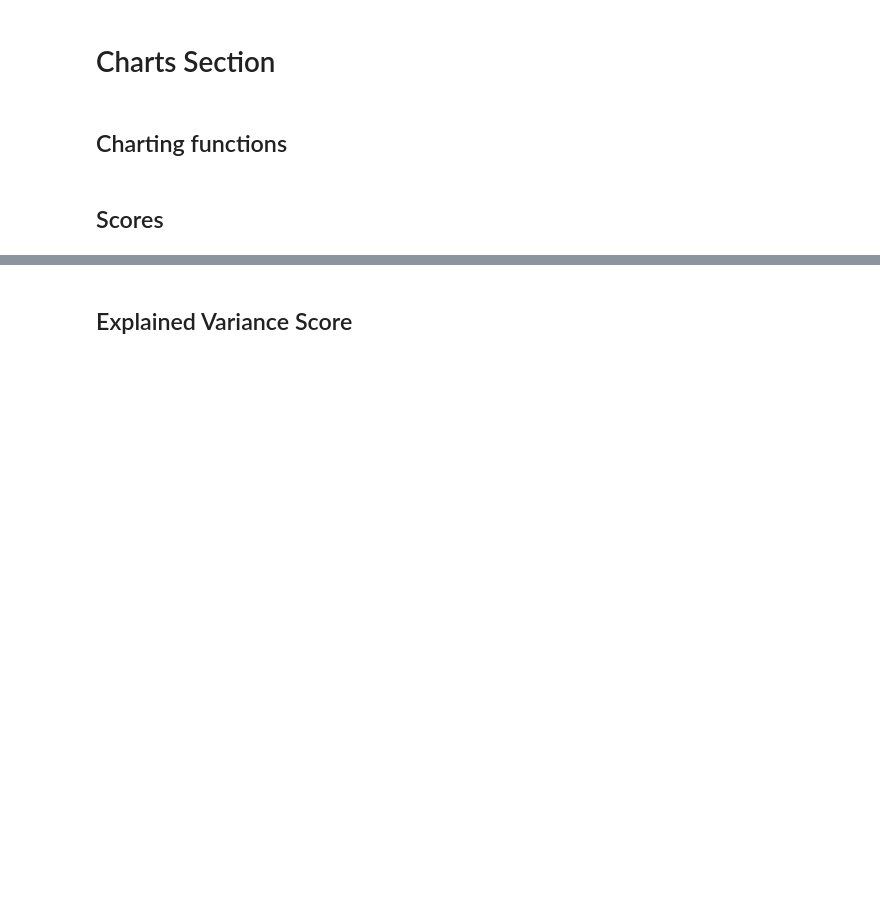
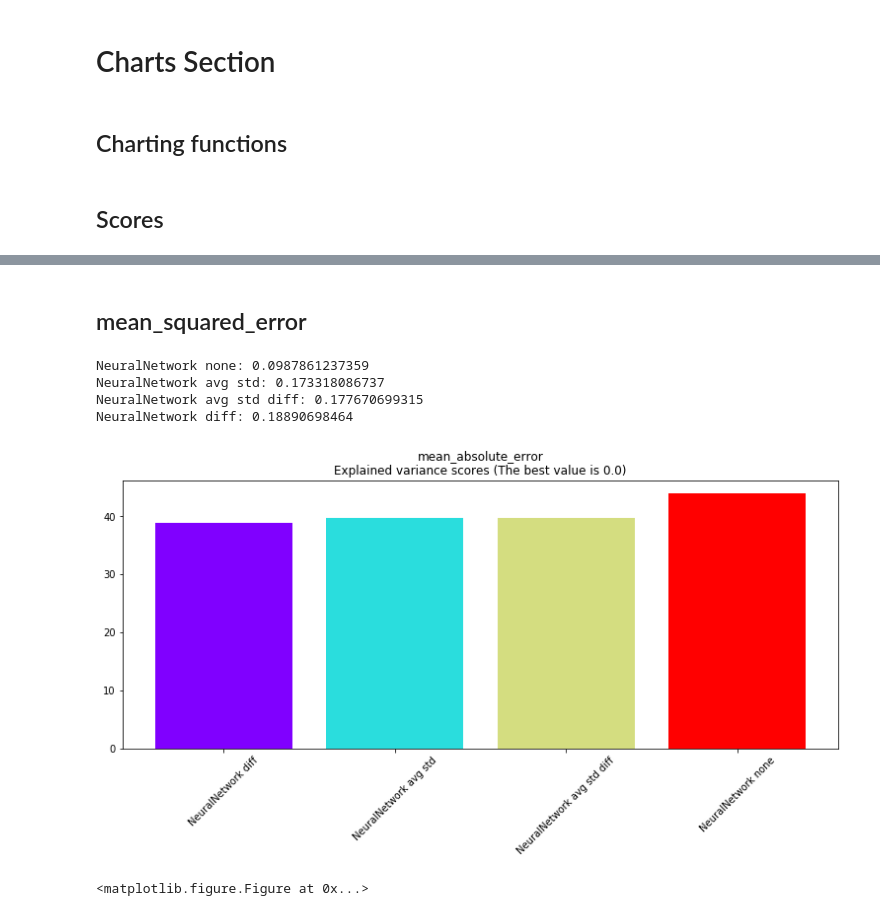
Before and after one commit to amer/IMPRO, a Jupyter notebook: Predictive Maintenance v3.ipynb, the cells around one changed output, grey strips where cells are left out. Drawn from its saved outputs; the diff is of its cells as text; code cells hidden in the pictures; blank space fills up the shorter version.

```diff
--- a/Predictive Maintenance v3.ipynb
+++ b/Predictive Maintenance v3.ipynb
@@ -150,13 +149,13 @@ X0, y0 = transfer_data(train_file_path,colnames,features=['avg','std'],shuffle=F
 Xt0, yt0 = transfer_data(test_file_path,colnames,features=['avg','std'],shuffle=False)
 # %%
-X1, y1 = transfer_data(train_file_path,colnames,features=[],shuffle=False)
+X1, y1 = transfer_data(train_file_path,colnames,features=[],shuffle=True)
 Xt1, yt1 = transfer_data(test_file_path,colnames,features=[],shuffle=False)
 # %%
-X2, y2 = transfer_data(train_file_path,colnames,features=['avg','std','diffA','diffB','diffC'],shuffle=False)
+X2, y2 = transfer_data(train_file_path,colnames,features=['avg','std','diffA','diffB','diffC'],shuffle=True)
 Xt2, yt2 = transfer_data(test_file_path,colnames,features=['avg','std','diffA','diffB','diffC'],shuffle=False)
 # %%
-X2, y2 = transfer_data(train_file_path,colnames,features=['diffA','diffB','diffC'],shuffle=False)
-Xt2, yt2 = transfer_data(test_file_path,colnames,features=['diffA','diffB','diffC'],shuffle=False)
+X3, y3 = transfer_data(train_file_path,colnames,features=['diffA','diffB','diffC'],shuffle=True)
+Xt3, yt3 = transfer_data(test_file_path,colnames,features=['diffA','diffB','diffC'],shuffle=False)
 # %% [markdown]
 # Training section
 # %% [markdown]
@@ -324,8 +334,7 @@ bar_chart(sort_dict(scores),"Regressors Scores (+1 is the best)")
-# %% [markdown]
-## Explained Variance Score
+# %% [markdown]
+## mean_squared_error
 # %%
 Y = {
-  "GT":yt1,
   #"DecisionTree": DecisionTree_regr1.predict(Xt),
   #"DecisionTree2": DecisionTree_regr2.predict(Xt2),
   #"Bagging": Bagging_regr1.predict(Xt),
@@ -339,11 +348,18 @@ Y = {
 # %%
 scores = {}
 
 for label,y_pred in Y.items():
   print("%s: %s" % (label,explained_variance_score(yt3,y_pred)))
-  scores[label] = explained_variance_score(yt3,y_pred)
+  scores[label] = mean_absolute_error(yt3,y_pred)
 
-bar_chart(sort_dict(scores),"Explained variance scores (+1 is the best)")
+bar_chart(sort_dict(scores),"Mean Absolute Error\nExplained variance scores (The best value is 0.0)")
+# %% [output]
+NeuralNetwork none: 0.0987861237359
+NeuralNetwork avg std: 0.173318086737
+NeuralNetwork avg std diff: 0.177670699315
+NeuralNetwork diff: 0.18890698464
+[figure, added]
+<matplotlib.figure.Figure at 0x...>
 # %%
 interact(Y_ploter,Range=RangeSlider,Y=fixed(Y))
 None
```
Also changed, not shown: parts of 5 cells of this notebook.
